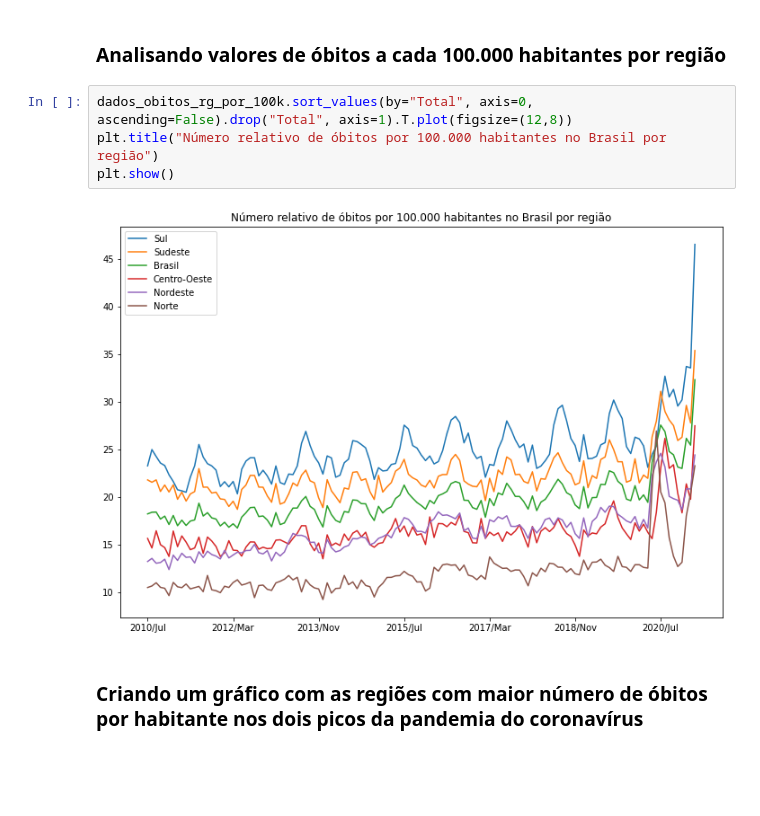
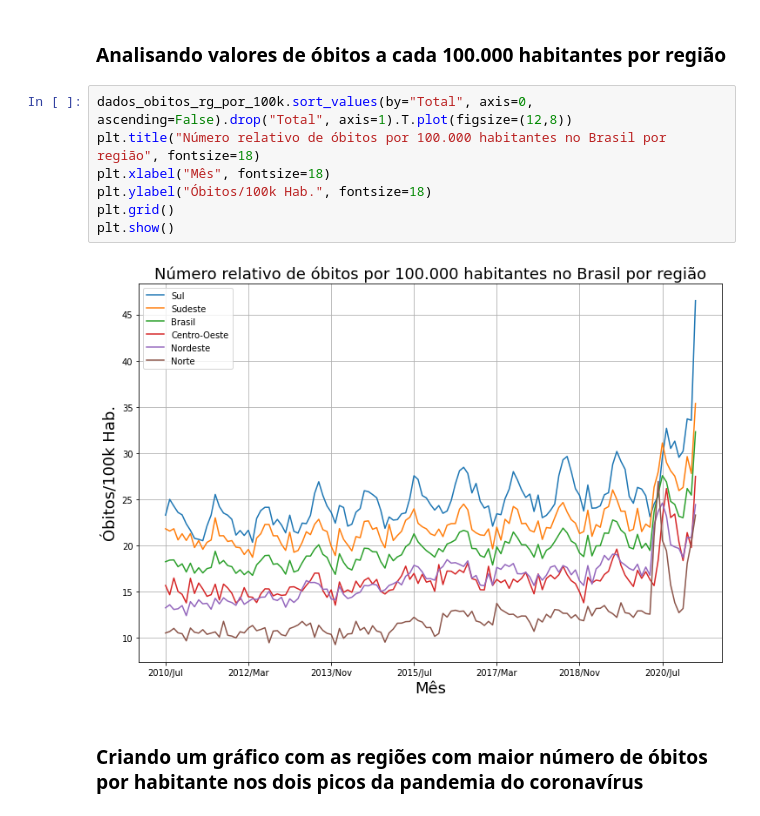
Before and after one commit to nicolas-stelatto/bootcamp_data_science_aplicada, a Jupyter notebook: Modulo_1/Desafio/Notebooks/Notebook_Desafio_Modulo01.ipynb, the cells around one changed output. Drawn from its saved outputs; the diff is of its cells as text; blank space fills up the shorter version.

```diff
--- a/Modulo_1/Desafio/Notebooks/Notebook_Desafio_Modulo01.ipynb
+++ b/Modulo_1/Desafio/Notebooks/Notebook_Desafio_Modulo01.ipynb
@@ -428,10 +462,13 @@ dados_obitos_rg_por_100k.head()
 ### Analisando valores de óbitos a cada 100.000 habitantes por região
 # %%
 dados_obitos_rg_por_100k.sort_values(by="Total", axis=0, ascending=False).drop("Total", axis=1).T.plot(figsize=(12,8))
-plt.title("Número relativo de óbitos por 100.000 habitantes no Brasil por região")
+plt.title("Número relativo de óbitos por 100.000 habitantes no Brasil por região", fontsize=18)
+plt.xlabel("Mês", fontsize=18)
+plt.ylabel("Óbitos/100k Hab.", fontsize=18)
+plt.grid()
 plt.show()
 # %% [output]
-[figure, old version]
+[figure, new version]
 # %% [markdown]
 ### Criando um gráfico com as regiões com maior número de óbitos por habitante nos dois picos da pandemia do coronavírus
 # %% [markdown]
```
Also changed, not shown: parts of 23 cells of this notebook.
